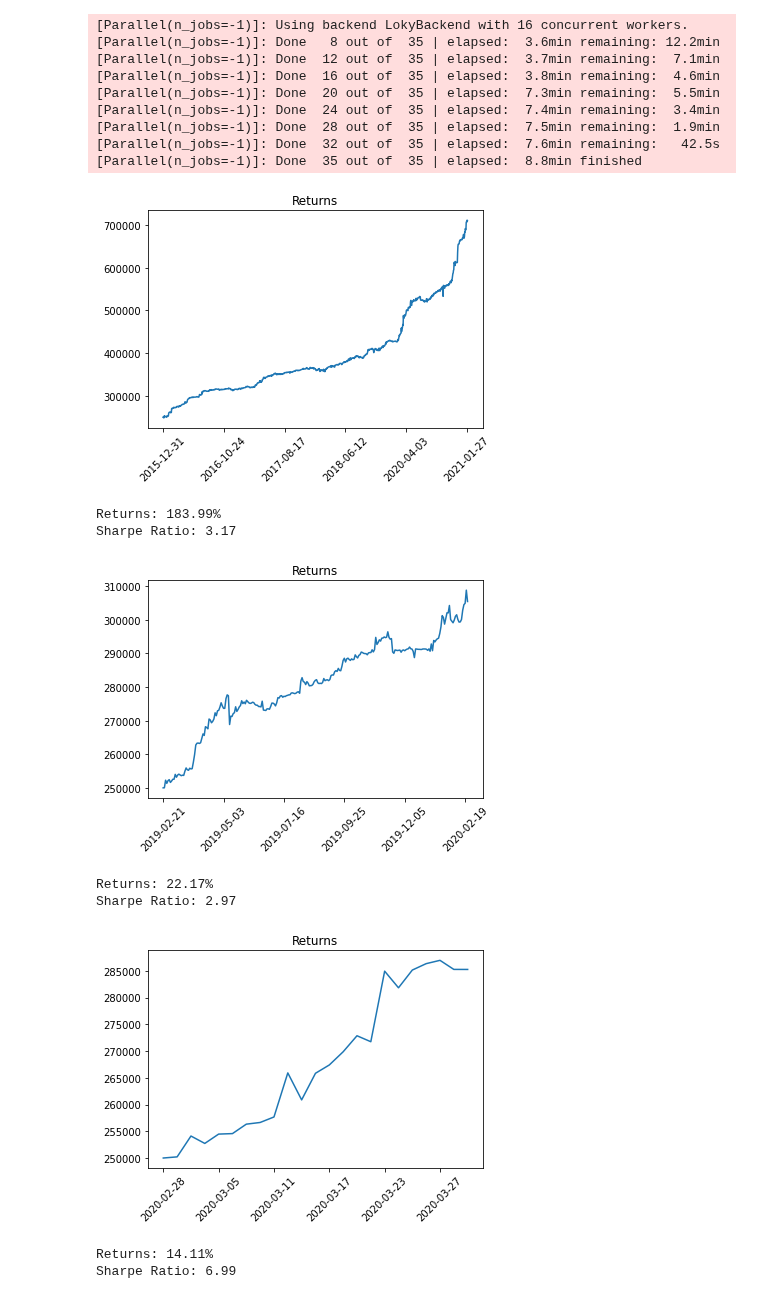
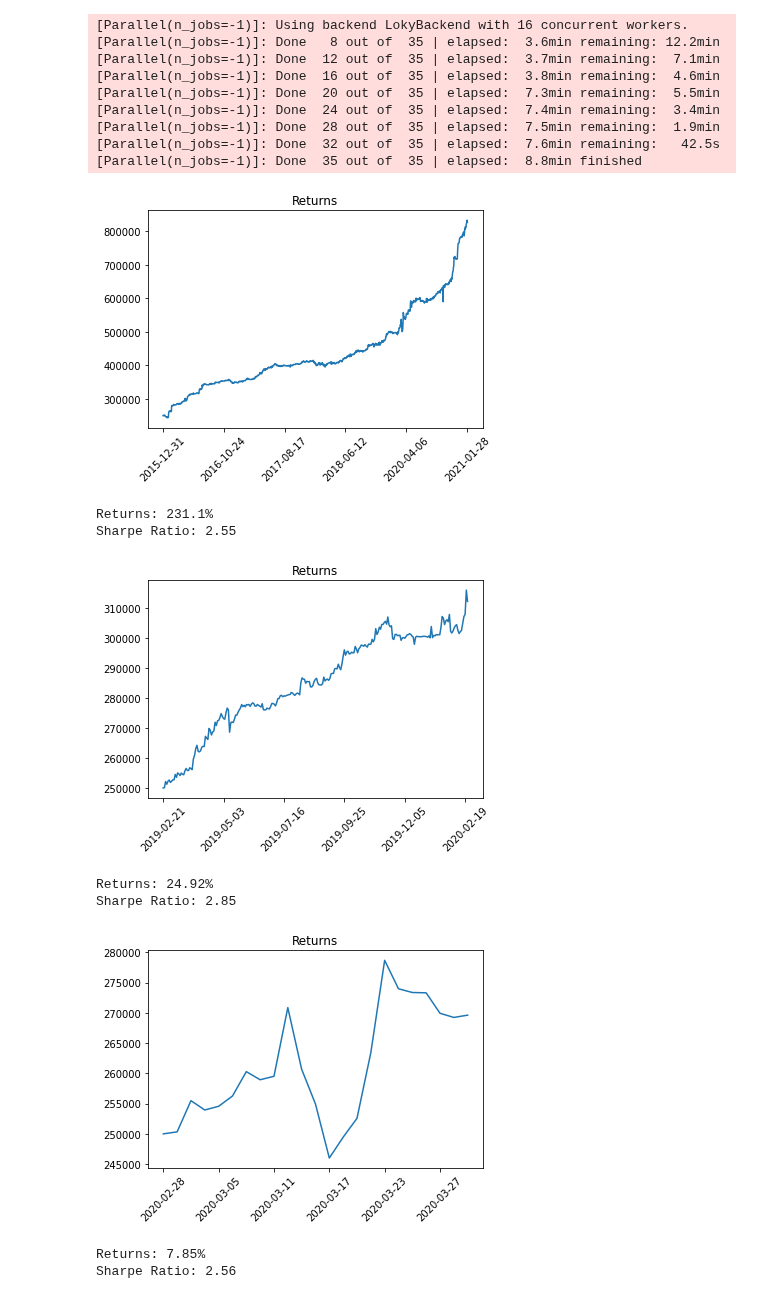
Before and after one commit to jh-lor/ADRPairsTrading, a Jupyter notebook: final_strategy_eric.ipynb, the cells around one changed output. Drawn from its saved outputs; the diff is of its cells as text; code cells hidden in the pictures.

Commit message:
Added cooldown period for reduced allocation, consolidated files

```diff
--- a/final_strategy_eric.ipynb
+++ b/final_strategy_eric.ipynb
@@ -55,0 +70,8 @@ list_pairs_jap = list_pairs[18:]
+# %%
+is_ret = {}
+is_hit = {}
+index = 0
+for (country, adr) in list_pairs:
+    is_ret[(country, adr)] = float(res[index*5 + 4].split("Return: ")[1].split("%")[0])
+    is_hit[(country, adr)] = float(res[index*5 + 4].split("Hit Ratio: ")[1].split("%")[0])
+    index += 1
@@ -72,13 +118,10 @@ list_pairs = [("Australia", "MESO_MSB"),
-# %%
-fname = 'logs/results1_sfx_all.txt'
-with open(fname, 'r') as f:
-    is_res = f.readlines()
-hp = {}
-for i in range(len(list_pairs_copy)):
-    hp[list_pairs_copy[i]] = [float(x) for x in is_res[i*5 + 4].split("(")[1].split(")")[0].split(", ")]
 # %% [markdown]
 # Final Strategy
 # %%
+hp = {}
+for i in range(len(list_pairs_copy)):
+    hp[list_pairs_copy[i]] = [float(x) for x in res[i*5 + 4].split("(")[1].split(")")[0].split(", ")]
+
 df_dict = {}
 for (country, adr) in list_pairs_copy:
     df_dict[(country, adr)] = data_processing(country, adr, fx_dict)
@@ -86,6 +129,7 @@ for (country, adr) in list_pairs_copy:
 date_set = set()
 for (country, adr) in list_pairs_copy:
     date_set = date_set.union(set(df_dict[(country, adr)]["date"]))
+date_set.add("2015-04-08")
 datelist = sorted(date_set)
 # %%
 def final_strategy(df_dict, datelist, trading_limits, allocation, hp, list_pairs, cash = 250000,
@@ -698,27 +765,27 @@ oos = Parallel(n_jobs=-1, verbose = 10)(delayed(oos_res)(r) for r in res)
 [Parallel(n_jobs=-1)]: Done  32 out of  35 | elapsed:  7.6min remaining:   42.5s
 [Parallel(n_jobs=-1)]: Done  35 out of  35 | elapsed:  8.8min finished
 # %%
-# We choose a cut-off of 98% to determine how many stocks of each
-trading_limits = {"Australia" : 3, "China" : 3, "Japan" : 3}
-allocation = {"Australia" : 1/3, "China" : 1/3, "Japan" : 1/3}
+# These are the optimal parameters with highest in-sample returns
+trading_limits = {"Australia" : 2, "China" : 2, "Japan" : 2}
+allocation = {"Australia" : 0.25, "China" : 0.35, "Japan" : 0.4}
 # In-Sample
-dates1, portfolio_values1, trade_records1, num_traded1 = final_strategy(df_dict, datelist, trading_limits, allocation, hp, list_pairs, start_date = "2016-01-01", end_date = "2019-02-21")
-dates2, portfolio_values2, trade_records2, num_traded2 = final_strategy(df_dict, datelist, trading_limits, allocation, hp, list_pairs, start_date = "2020-02-23", end_date = "2021-01-31", cash = portfolio_values1[-1])
+dates1, portfolio_values1, trade_records1, num_traded1, hp_dict1 = final_strategy(df_dict, datelist, trading_limits, allocation, hp, list_pairs, start_date = "2016-01-01", end_date = "2019-02-21")
+dates2, portfolio_values2, trade_records2, num_traded2, hp_dict2 = final_strategy(df_dict, datelist, trading_limits, allocation, hp, list_pairs, start_date = "2020-02-23", end_date = "2021-01-31", cash = portfolio_values1[-1])
 plt.title("Returns")
-dates = dates1 + dates2
-portfolio_values = portfolio_values1 + portfolio_values2
+dates = dates1 + dates2[1:]
+portfolio_values = portfolio_values1 + portfolio_values2[1:]
 plot_returns(dates, portfolio_values)
 #print("".join(trade_records[:11]))
 ret = np.round(100*(portfolio_values[-1] - portfolio_values[0])/portfolio_values[0], 2)
 print("Returns: {}%".format(ret))
 print("Sharpe Ratio: {}".format(calc_sharpe(portfolio_values)))
 # %% [output]
-[figure, old version]
+[figure, new version]
-Returns: 183.99%
-Sharpe Ratio: 3.17
+Returns: 231.1%
+Sharpe Ratio: 2.55
 # %%
 # Out-Sample
-dates, portfolio_values, trade_records, num_traded = final_strategy(df_dict, datelist, trading_limits, allocation, hp, list_pairs, start_date = "2019-02-22", end_date = "2020-02-21")
+dates, portfolio_values, trade_records, num_traded, hp_dict = final_strategy(df_dict, datelist, trading_limits, allocation, hp, list_pairs, start_date = "2019-02-22", end_date = "2020-02-21")
 plt.title("Returns")
 plot_returns(dates, portfolio_values)
 #print("".join(trade_records[:11]))
@@ -726,19 +793,19 @@ ret = np.round(100*(portfolio_values[-1] - portfolio_values[0])/portfolio_values
 print("Returns: {}%".format(ret))
 print("Sharpe Ratio: {}".format(calc_sharpe(portfolio_values)))
 # %% [output]
-[figure, old version]
+[figure, new version]
-Returns: 22.17%
-Sharpe Ratio: 2.97
+Returns: 24.92%
+Sharpe Ratio: 2.85
 # %%
 # Stress-Testing
-dates, portfolio_values, trade_records, num_traded = final_strategy(df_dict, datelist, trading_limits, allocation, hp, list_pairs, start_date = "2020-03-01", end_date = "2020-03-31")
+dates, portfolio_values, trade_records, num_traded, hp_dict = final_strategy(df_dict, datelist, trading_limits, allocation, hp, list_pairs, start_date = "2020-03-01", end_date = "2020-03-31")
 plt.title("Returns")
 plot_returns(dates, portfolio_values)
 #print("".join(trade_records[:11]))
 ret = np.round(100*(portfolio_values[-1] - portfolio_values[0])/portfolio_values[0], 2)
 print("Returns: {}%".format(ret))
 print("Sharpe Ratio: {}".format(calc_sharpe(portfolio_values)))
 # %% [output]
-[figure, old version]
+[figure, new version]
-Returns: 14.11%
-Sharpe Ratio: 6.99
+Returns: 7.85%
+Sharpe Ratio: 2.56
```
Also changed, not shown: parts of 14 cells of this notebook, 2 other files.
